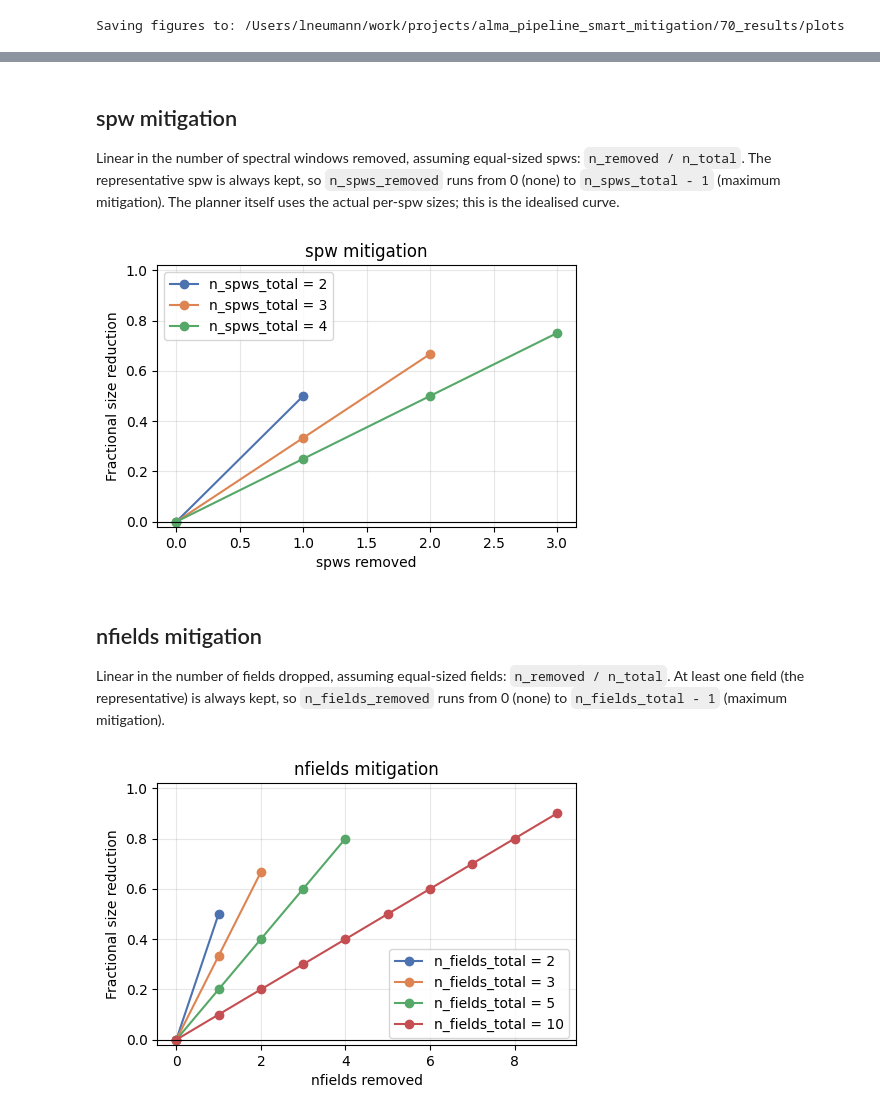
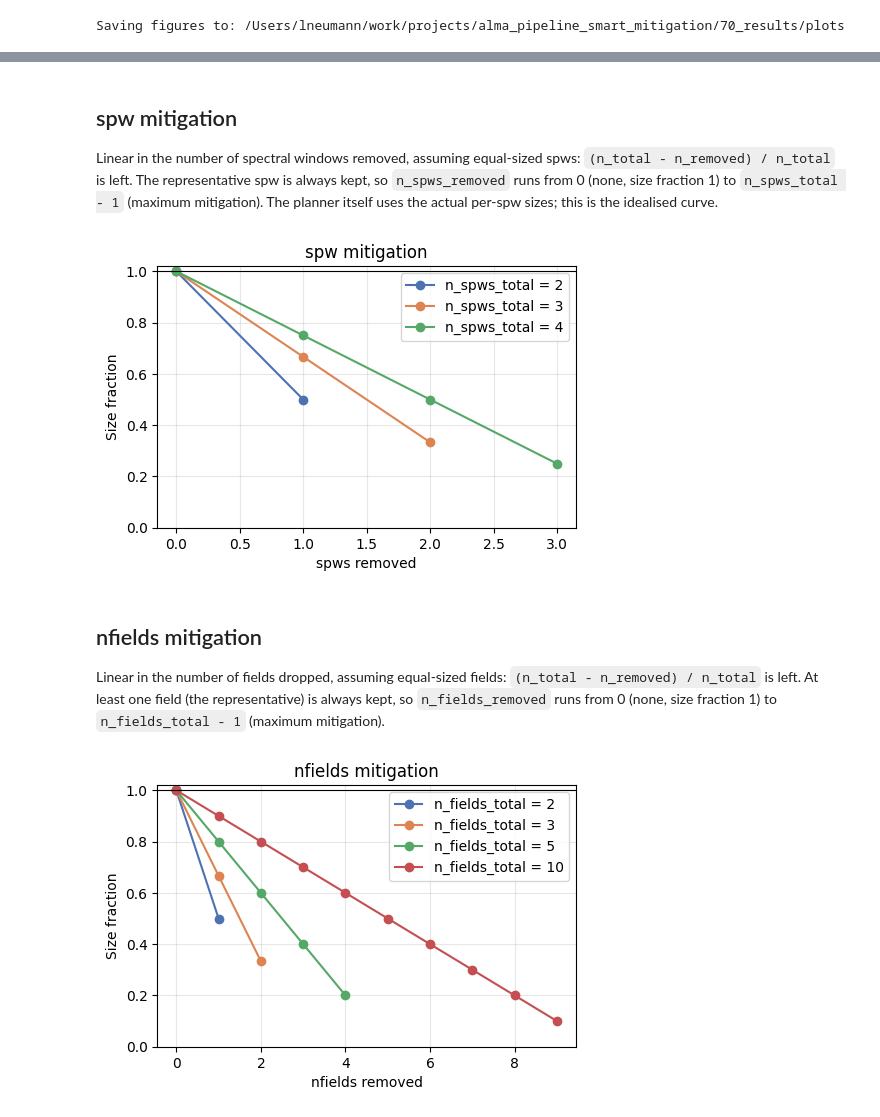
Before and after one commit to lukas-neumann-astro/alma_pipeline_smart_mitigation, a Jupyter notebook: diagnostic_plots_mitigation_sizes.ipynb, the cells around one changed output, grey strips where cells are left out. Drawn from its saved outputs; the diff is of its cells as text; code cells hidden in the pictures.

Commit message:
changing size reduction to size fraction, new diagnostic plots for base scores

```diff
--- a/diagnostic_plots_mitigation_sizes.ipynb
+++ b/diagnostic_plots_mitigation_sizes.ipynb
@@ -149,7 +149,7 @@ plt.show()
 # %% [markdown]
 ## spw mitigation
 
-Linear in the number of spectral windows removed, assuming equal-sized spws: `n_removed / n_total`. The representative spw is always kept, so `n_spws_removed` runs from 0 (none) to `n_spws_total - 1` (maximum mitigation). The planner itself uses the actual per-spw sizes; this is the idealised curve.
+Linear in the number of spectral windows removed, assuming equal-sized spws: `(n_total - n_removed) / n_total` is left. The representative spw is always kept, so `n_spws_removed` runs from 0 (none, size fraction 1) to `n_spws_total - 1` (maximum mitigation). The planner itself uses the actual per-spw sizes; this is the idealised curve.
 # %%
 n_spws_total_values = [2, 3, 4]
 colors = ["#4C72B0", "#DD8452", "#55A868"]
@@ -157,45 +157,45 @@ colors = ["#4C72B0", "#DD8452", "#55A868"]
 fig, ax = plt.subplots(figsize=(5, 5/1.4))
 for n_total, color in zip(n_spws_total_values, colors):
     n_removed_values = np.arange(0, n_total)
-    mitigation_removed = [mitigation_spws(n_total, n_removed) for n_removed in n_removed_values]
-    ax.plot(n_removed_values, mitigation_removed, marker="o", label=f"n_spws_total = {n_total}", color=color)
+    size_fraction_removed = [size_fraction_spws(n_total, n_removed) for n_removed in n_removed_values]
+    ax.plot(n_removed_values, size_fraction_removed, marker="o", label=f"n_spws_total = {n_total}", color=color)
 ax.set_xlabel("spws removed")
-ax.set_ylabel("Fractional size reduction")
+ax.set_ylabel("Size fraction")
 ax.set_title("spw mitigation")
-ax.set_ylim(-0.02, 1.02)
-ax.axhline(0, color="black", linewidth=0.8)
+ax.set_ylim(0, 1.02)
+ax.axhline(1, color="black", linewidth=0.8)
 ax.legend()
 ax.grid(alpha=0.3)
 fig.tight_layout()
 fig.savefig(PLOT_DIR / "spws_mitigation_sizes.png", dpi=150)
 plt.show()
 # %% [output]
-[figure, old version]
+[figure, new version]
 # %% [markdown]
 ## nfields mitigation
 
-Linear in the number of fields dropped, assuming equal-sized fields: `n_removed / n_total`. At least one field (the representative) is always kept, so `n_fields_removed` runs from 0 (none) to `n_fields_total - 1` (maximum mitigation).
+Linear in the number of fields dropped, assuming equal-sized fields: `(n_total - n_removed) / n_total` is left. At least one field (the representative) is always kept, so `n_fields_removed` runs from 0 (none, size fraction 1) to `n_fields_total - 1` (maximum mitigation).
 # %%
 n_fields_total_values = [2, 3, 5, 10]
 colors = ["#4C72B0", "#DD8452", "#55A868", "#C44E52"]
 
 fig, ax = plt.subplots(figsize=(5, 5/1.4))
 for n_total, color in zip(n_fields_total_values, colors):
     n_removed_values = np.arange(0, n_total)
-    mitigation_removed = [mitigation_fields(n_total, n_total - n_removed) for n_removed in n_removed_values]
-    ax.plot(n_removed_values, mitigation_removed, marker="o", label=f"n_fields_total = {n_total}", color=color)
+    size_fraction_removed = [size_fraction_fields(n_total, n_total - n_removed) for n_removed in n_removed_values]
+    ax.plot(n_removed_values, size_fraction_removed, marker="o", label=f"n_fields_total = {n_total}", color=color)
 ax.set_xlabel("nfields removed")
-ax.set_ylabel("Fractional size reduction")
+ax.set_ylabel("Size fraction")
 ax.set_title("nfields mitigation")
-ax.set_ylim(-0.02, 1.02)
-ax.axhline(0, color="black", linewidth=0.8)
+ax.set_ylim(0, 1.02)
+ax.axhline(1, color="black", linewidth=0.8)
 ax.legend()
 ax.grid(alpha=0.3)
 fig.tight_layout()
 fig.savefig(PLOT_DIR / "nfields_mitigation_sizes.png", dpi=150)
 plt.show()
 # %% [output]
-[figure, old version]
+[figure, new version]
 # %% [markdown]
 ## ROI mitigation
 
```
Also changed, not shown: parts of 10 cells of this notebook, 3 other files.
